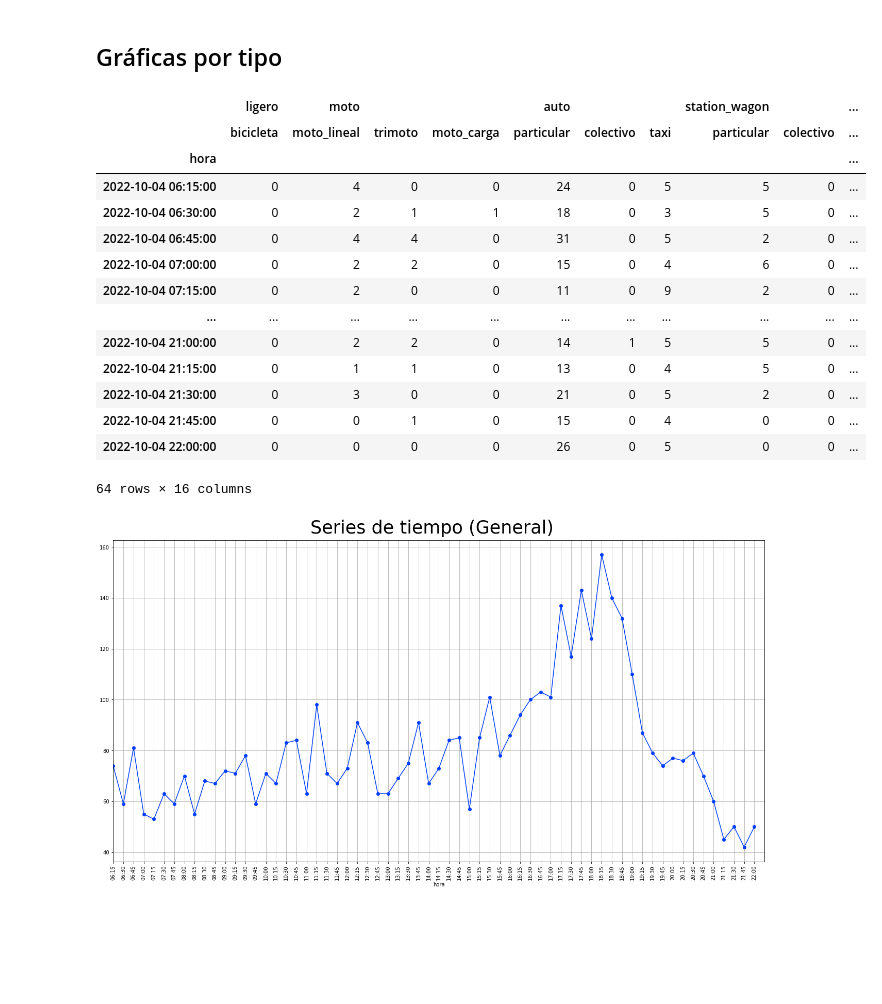
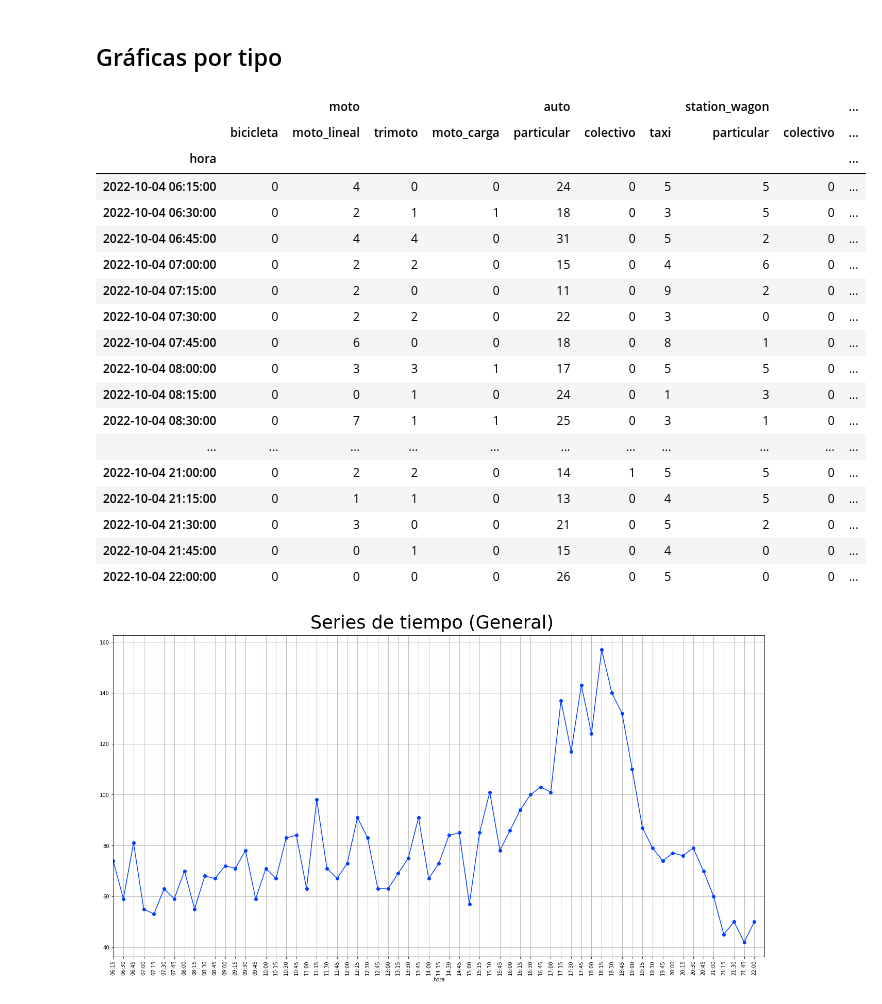
Before and after one commit to GreatestTrain/analisis_carretera, a Jupyter notebook: script.ipynb, the cells around one changed output. Cells and saved outputs as stored; diff of their text form; code cells hidden in the pictures; blank space fills up the shorter version.

```diff
--- a/script.ipynb
+++ b/script.ipynb
@@ -57,24 +47,28 @@ len(data)
 # %%
 period = '15T' # -> 15 minutos
 data_resampled = data.resample(rule=period,label='right',closed='left').sum()
-# %%
-data_resampled
-# %% [output]
-|  | ligero | moto |  |  | auto |  |  | station_wagon |  | ... |
-|  | bicicleta | moto_lineal | trimoto | moto_carga | particular | colectivo | taxi | particular | colectivo | ... |
-| hora |  |  |  |  |  |  |  |  |  | ... |
-| 2022-10-04 06:15:00 | 0 | 4 | 0 | 0 | 24 | 0 | 5 | 5 | 0 | ... |
-| 2022-10-04 06:30:00 | 0 | 2 | 1 | 1 | 18 | 0 | 3 | 5 | 0 | ... |
-| 2022-10-04 06:45:00 | 0 | 4 | 4 | 0 | 31 | 0 | 5 | 2 | 0 | ... |
-| 2022-10-04 07:00:00 | 0 | 2 | 2 | 0 | 15 | 0 | 4 | 6 | 0 | ... |
-| 2022-10-04 07:15:00 | 0 | 2 | 0 | 0 | 11 | 0 | 9 | 2 | 0 | ... |
-| ... | ... | ... | ... | ... | ... | ... | ... | ... | ... | ... |
-| 2022-10-04 21:00:00 | 0 | 2 | 2 | 0 | 14 | 1 | 5 | 5 | 0 | ... |
-| 2022-10-04 21:15:00 | 0 | 1 | 1 | 0 | 13 | 0 | 4 | 5 | 0 | ... |
-| 2022-10-04 21:30:00 | 0 | 3 | 0 | 0 | 21 | 0 | 5 | 2 | 0 | ... |
-| 2022-10-04 21:45:00 | 0 | 0 | 1 | 0 | 15 | 0 | 4 | 0 | 0 | ... |
-| 2022-10-04 22:00:00 | 0 | 0 | 0 | 0 | 26 | 0 | 5 | 0 | 0 | ... |
-64 rows × 16 columns
+# %%
+HTML(data_resampled.to_html())
+# %% [output]
+|  |  | moto |  |  | auto |  |  | station_wagon |  | ... |
+|  | bicicleta | moto_lineal | trimoto | moto_carga | particular | colectivo | taxi | particular | colectivo | ... |
+| hora |  |  |  |  |  |  |  |  |  | ... |
+| 2022-10-04 06:15:00 | 0 | 4 | 0 | 0 | 24 | 0 | 5 | 5 | 0 | ... |
+| 2022-10-04 06:30:00 | 0 | 2 | 1 | 1 | 18 | 0 | 3 | 5 | 0 | ... |
+| 2022-10-04 06:45:00 | 0 | 4 | 4 | 0 | 31 | 0 | 5 | 2 | 0 | ... |
+| 2022-10-04 07:00:00 | 0 | 2 | 2 | 0 | 15 | 0 | 4 | 6 | 0 | ... |
+| 2022-10-04 07:15:00 | 0 | 2 | 0 | 0 | 11 | 0 | 9 | 2 | 0 | ... |
+| 2022-10-04 07:30:00 | 0 | 2 | 2 | 0 | 22 | 0 | 3 | 0 | 0 | ... |
+| 2022-10-04 07:45:00 | 0 | 6 | 0 | 0 | 18 | 0 | 8 | 1 | 0 | ... |
+| 2022-10-04 08:00:00 | 0 | 3 | 3 | 1 | 17 | 0 | 5 | 5 | 0 | ... |
+| 2022-10-04 08:15:00 | 0 | 0 | 1 | 0 | 24 | 0 | 1 | 3 | 0 | ... |
+| 2022-10-04 08:30:00 | 0 | 7 | 1 | 1 | 25 | 0 | 3 | 1 | 0 | ... |
+| ... | ... | ... | ... | ... | ... | ... | ... | ... | ... | ... |
+| 2022-10-04 21:00:00 | 0 | 2 | 2 | 0 | 14 | 1 | 5 | 5 | 0 | ... |
+| 2022-10-04 21:15:00 | 0 | 1 | 1 | 0 | 13 | 0 | 4 | 5 | 0 | ... |
+| 2022-10-04 21:30:00 | 0 | 3 | 0 | 0 | 21 | 0 | 5 | 2 | 0 | ... |
+| 2022-10-04 21:45:00 | 0 | 0 | 1 | 0 | 15 | 0 | 4 | 0 | 0 | ... |
+| 2022-10-04 22:00:00 | 0 | 0 | 0 | 0 | 26 | 0 | 5 | 0 | 0 | ... |
 # %%
 from matplotlib.colors import ListedColormap
 cmap = ListedColormap(sns.color_palette('bright', 4))
```
Also changed, not shown: parts of 6 cells of this notebook, 1 other file.
